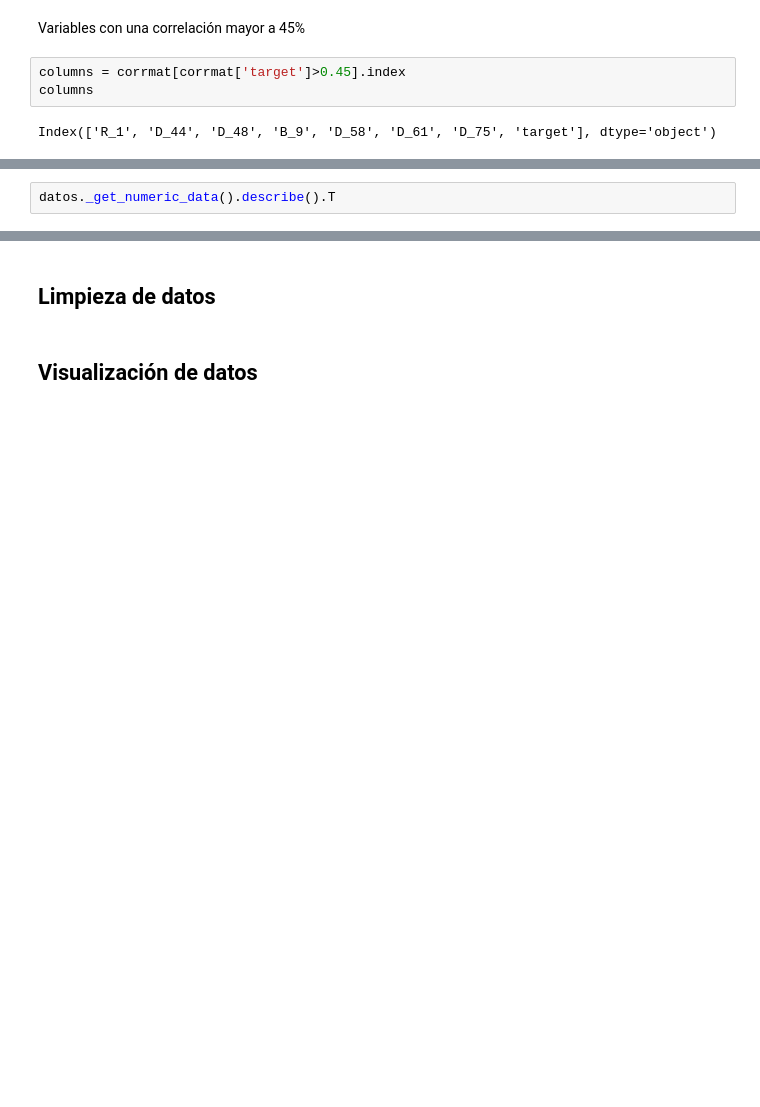
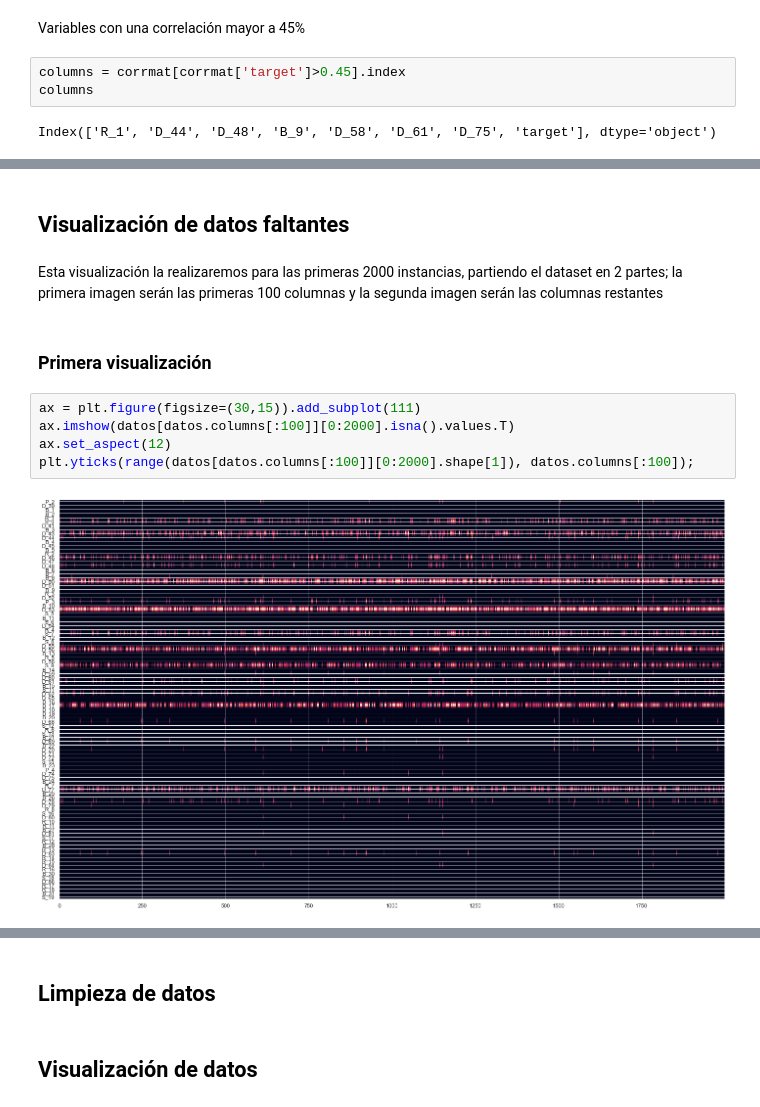
Before and after one commit to SantiagoGarciaC/default_prediction_project, a Jupyter notebook: 01 - exploración de datos.ipynb, the cells around one changed output, grey strips where cells are left out. Saved outputs shown, nothing was run; the diff lists cells and outputs as text; blank space fills up the shorter version.

```diff
--- a/01 - exploración de datos.ipynb
+++ b/01 - exploración de datos.ipynb
@@ -223,2 +223,13 @@ Error in callback <function flush_figures at 0x...> (for post_execute):
-# %%
-datos._get_numeric_data().describe().T
+# %% [markdown]
+## Visualización de datos faltantes
+# %% [markdown]
+Esta visualización la realizaremos para las primeras 2000 instancias, partiendo el dataset en 2 partes; la primera imagen serán las primeras 100 columnas y la segunda imagen serán las columnas restantes
+# %% [markdown]
+### Primera visualización
+# %%
+ax = plt.figure(figsize=(30,15)).add_subplot(111)
+ax.imshow(datos[datos.columns[:100]][0:2000].isna().values.T)
+ax.set_aspect(12)
+plt.yticks(range(datos[datos.columns[:100]][0:2000].shape[1]), datos.columns[:100]);
+# %% [output]
+[figure, added]
```
Also changed, not shown: parts of 11 cells of this notebook.
